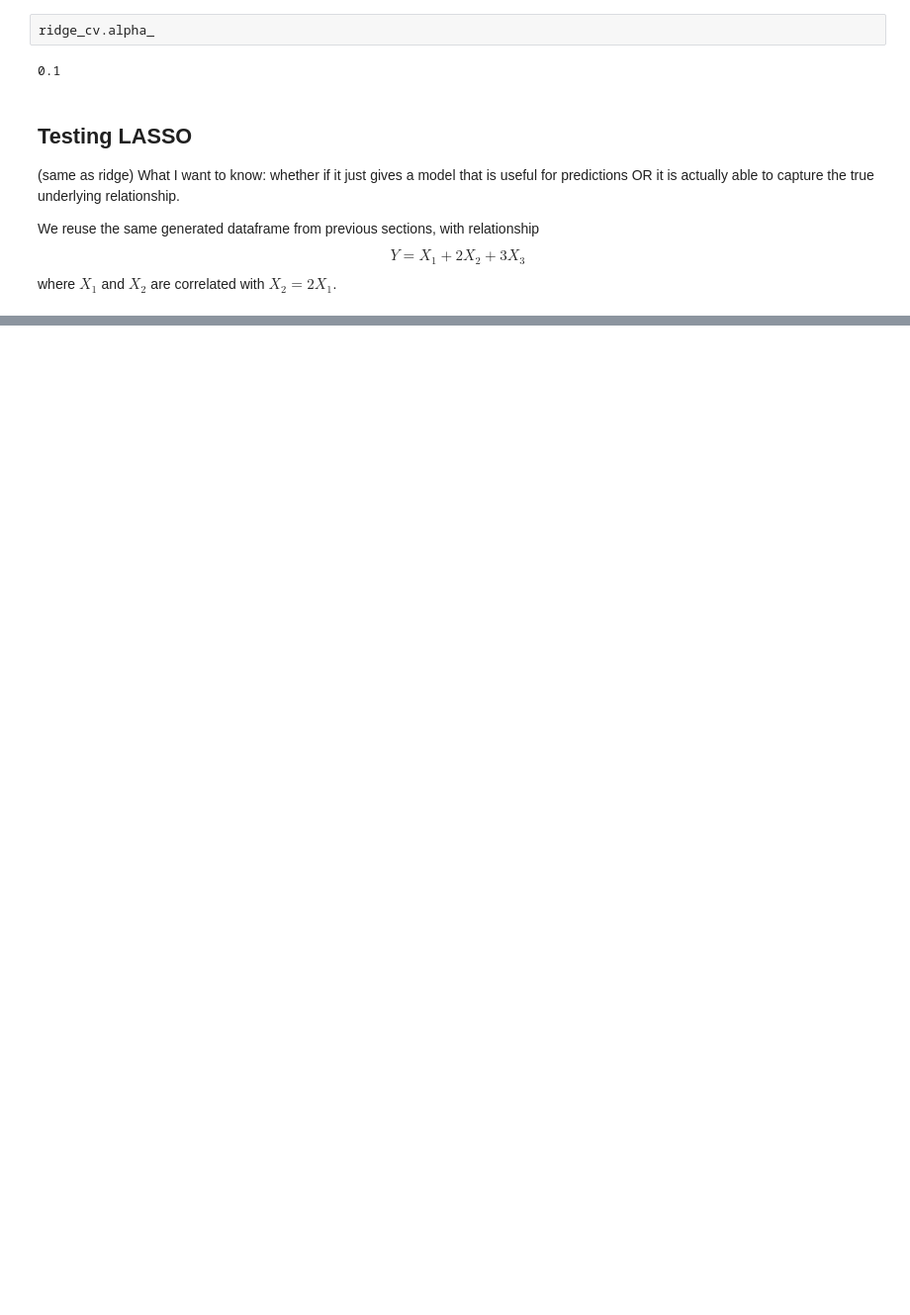
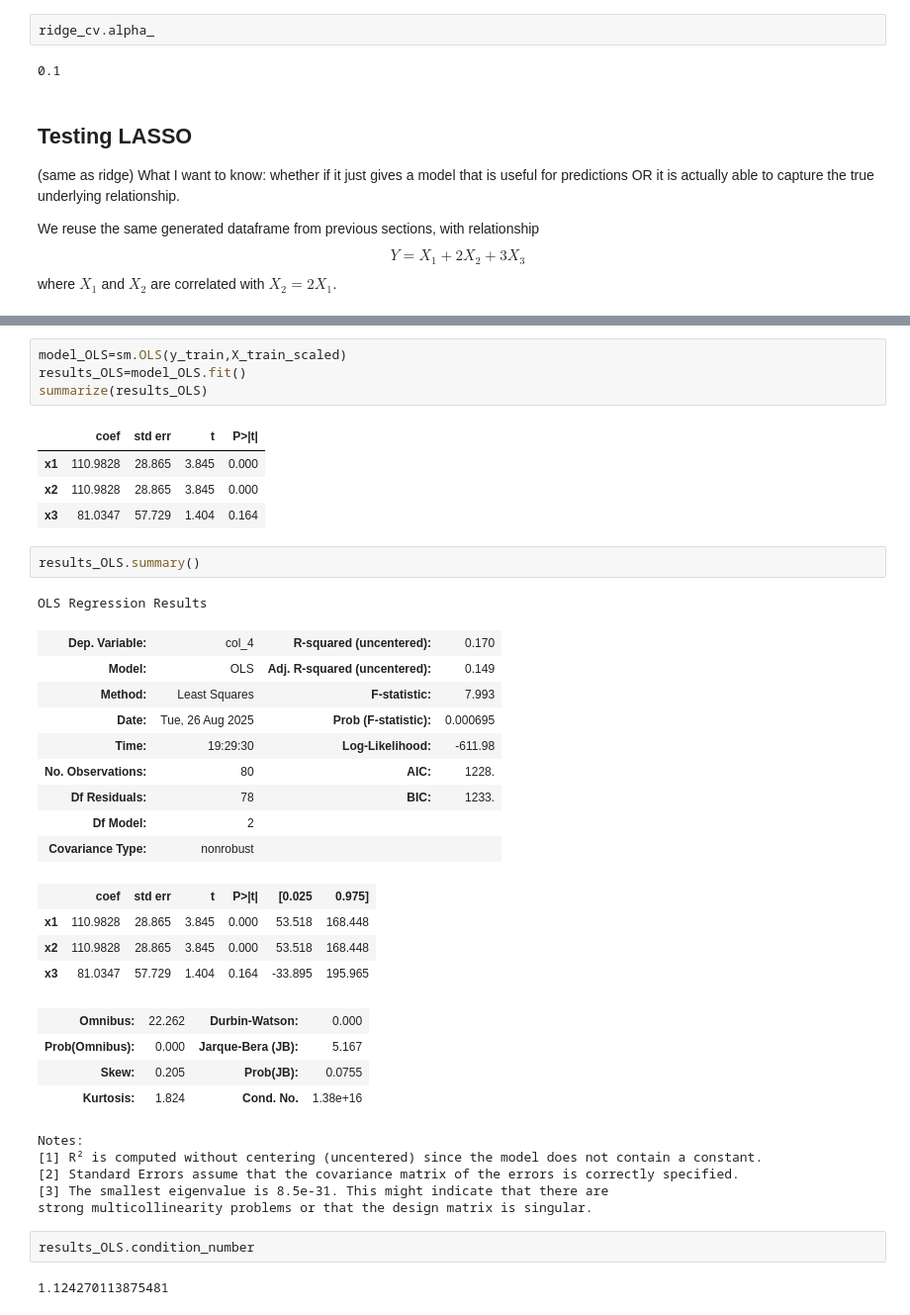
Before and after one commit to bwaalala05/summer-research-project, a Jupyter notebook: test.ipynb, the cells around one changed output, grey strips where cells are left out. Shown: that part at 99% size. Drawn from its saved outputs; the diff is of its cells as text; blank space fills up the shorter version.

```diff
--- a/test.ipynb
+++ b/test.ipynb
@@ -469,0 +500,39 @@ Test MSE for lasso:  36.745887161211655
+# %%
+model_OLS=sm.OLS(y_train,X_train_scaled)
+results_OLS=model_OLS.fit()
+summarize(results_OLS)
+# %% [output]
+|  | coef | std err | t | P>|t| |
+| x1 | 110.9828 | 28.865 | 3.845 | 0.000 |
+| x2 | 110.9828 | 28.865 | 3.845 | 0.000 |
+| x3 | 81.0347 | 57.729 | 1.404 | 0.164 |
+# %%
+results_OLS.summary()
+# %% [output]
+OLS Regression Results
+| Dep. Variable: | col_4 | R-squared (uncentered): | 0.170 |
+| Model: | OLS | Adj. R-squared (uncentered): | 0.149 |
+| Method: | Least Squares | F-statistic: | 7.993 |
+| Date: | Tue, 26 Aug 2025 | Prob (F-statistic): | 0.000695 |
+| Time: | 19:29:30 | Log-Likelihood: | -611.98 |
+| No. Observations: | 80 | AIC: | 1228. |
+| Df Residuals: | 78 | BIC: | 1233. |
+| Df Model: | 2 |  |  |
+| Covariance Type: | nonrobust |  |  |
+|  | coef | std err | t | P>|t| | [0.025 | 0.975] |
+| x1 | 110.9828 | 28.865 | 3.845 | 0.000 | 53.518 | 168.448 |
+| x2 | 110.9828 | 28.865 | 3.845 | 0.000 | 53.518 | 168.448 |
+| x3 | 81.0347 | 57.729 | 1.404 | 0.164 | -33.895 | 195.965 |
+| Omnibus: | 22.262 | Durbin-Watson: | 0.000 |
+| Prob(Omnibus): | 0.000 | Jarque-Bera (JB): | 5.167 |
+| Skew: | 0.205 | Prob(JB): | 0.0755 |
+| Kurtosis: | 1.824 | Cond. No. | 1.38e+16 |
+Notes:
+[1] R² is computed without centering (uncentered) since the model does not contain a constant.
+[2] Standard Errors assume that the covariance matrix of the errors is correctly specified.
+[3] The smallest eigenvalue is 8.5e-31. This might indicate that there are
+strong multicollinearity problems or that the design matrix is singular.
+# %%
+results_OLS.condition_number
+# %% [output]
+1.124270113875481
```
Also changed, not shown: parts of 28 cells of this notebook, 10 other files.
